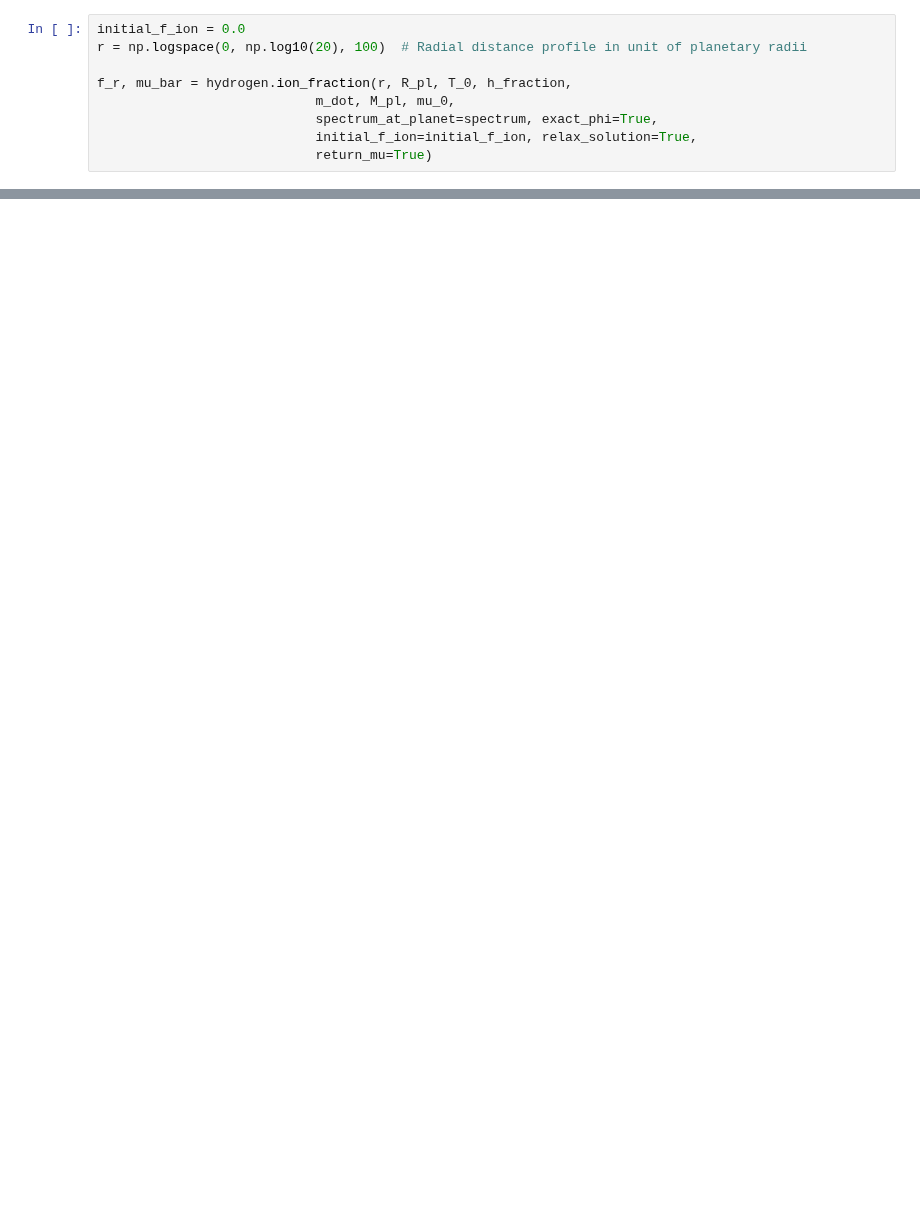
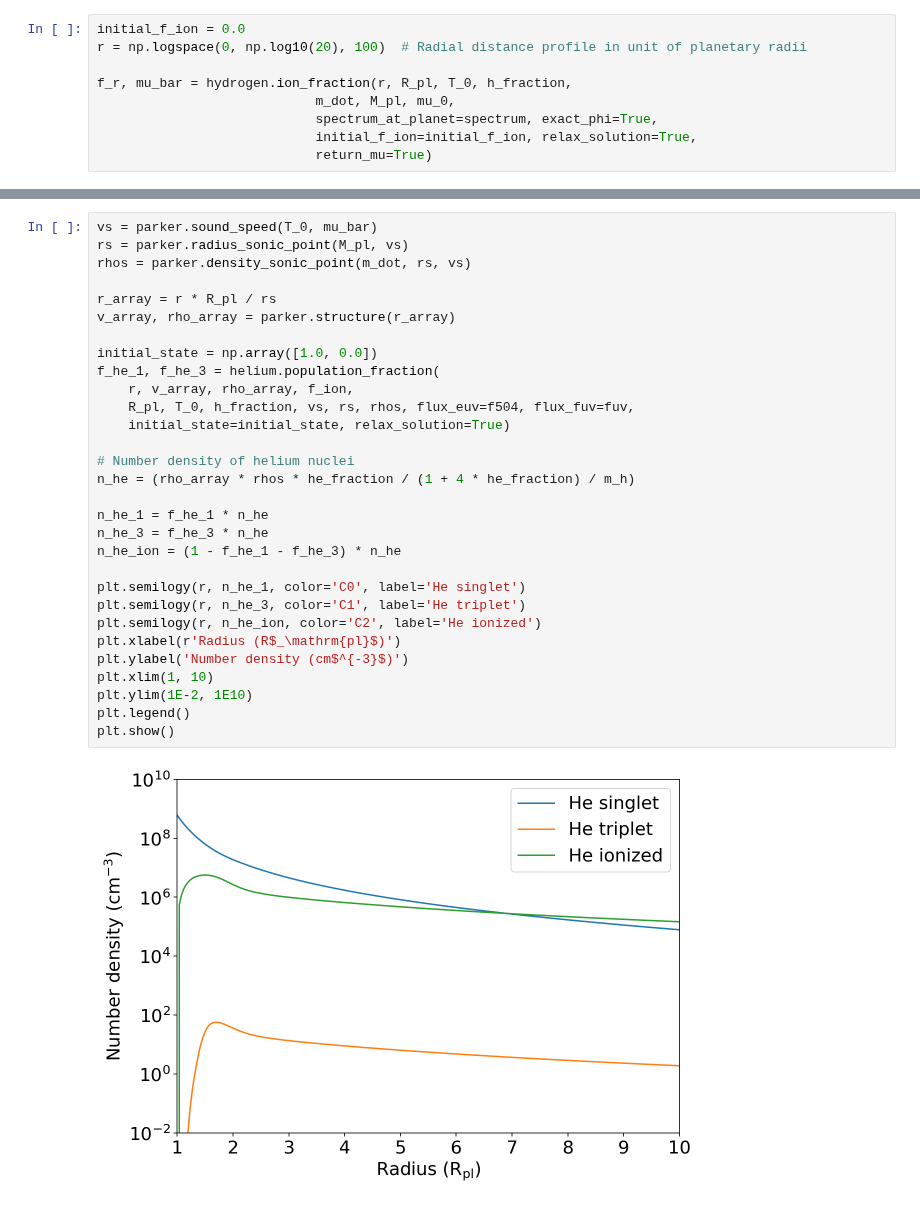
Before and after one commit to BrownDwarf/disperse, a Jupyter notebook: notebooks/01_exploratory/18_p_winds_sandbox.ipynb, the cells around one changed output, grey strips where cells are left out. Drawn from its saved outputs; the diff is of its cells as text; blank space fills up the shorter version.

```diff
--- a/notebooks/01_exploratory/18_p_winds_sandbox.ipynb
+++ b/notebooks/01_exploratory/18_p_winds_sandbox.ipynb
@@ -162,0 +225,32 @@ plt.show()a
+# %%
+vs = parker.sound_speed(T_0, mu_bar)
+rs = parker.radius_sonic_point(M_pl, vs)
+rhos = parker.density_sonic_point(m_dot, rs, vs)
+
+r_array = r * R_pl / rs
+v_array, rho_array = parker.structure(r_array)
+
+initial_state = np.array([1.0, 0.0])
+f_he_1, f_he_3 = helium.population_fraction(
+    r, v_array, rho_array, f_ion,
+    R_pl, T_0, h_fraction, vs, rs, rhos, flux_euv=f504, flux_fuv=fuv,
+    initial_state=initial_state, relax_solution=True)
+
+# Number density of helium nuclei
+n_he = (rho_array * rhos * he_fraction / (1 + 4 * he_fraction) / m_h)
+
+n_he_1 = f_he_1 * n_he
+n_he_3 = f_he_3 * n_he
+n_he_ion = (1 - f_he_1 - f_he_3) * n_he
+
+plt.semilogy(r, n_he_1, color='C0', label='He singlet')
+plt.semilogy(r, n_he_3, color='C1', label='He triplet')
+plt.semilogy(r, n_he_ion, color='C2', label='He ionized')
+plt.xlabel(r'Radius (R$_\mathrm{pl}$)')
+plt.ylabel('Number density (cm$^{-3}$)')
+plt.xlim(1, 10)
+plt.ylim(1E-2, 1E10)
+plt.legend()
+plt.show()
+# %% [output]
+[figure, added]
```
Also changed, not shown: parts of 14 cells of this notebook, 3 other files.
